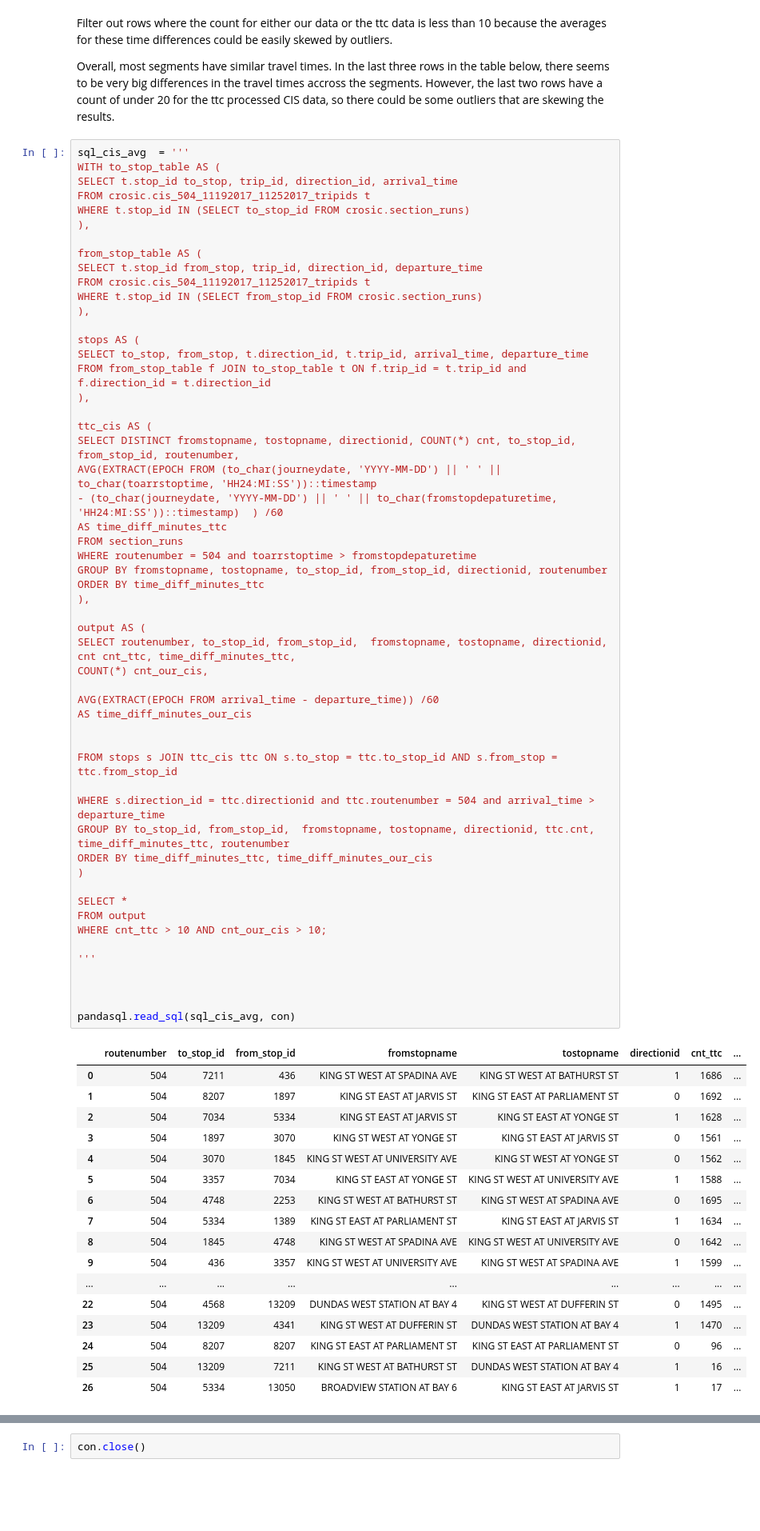
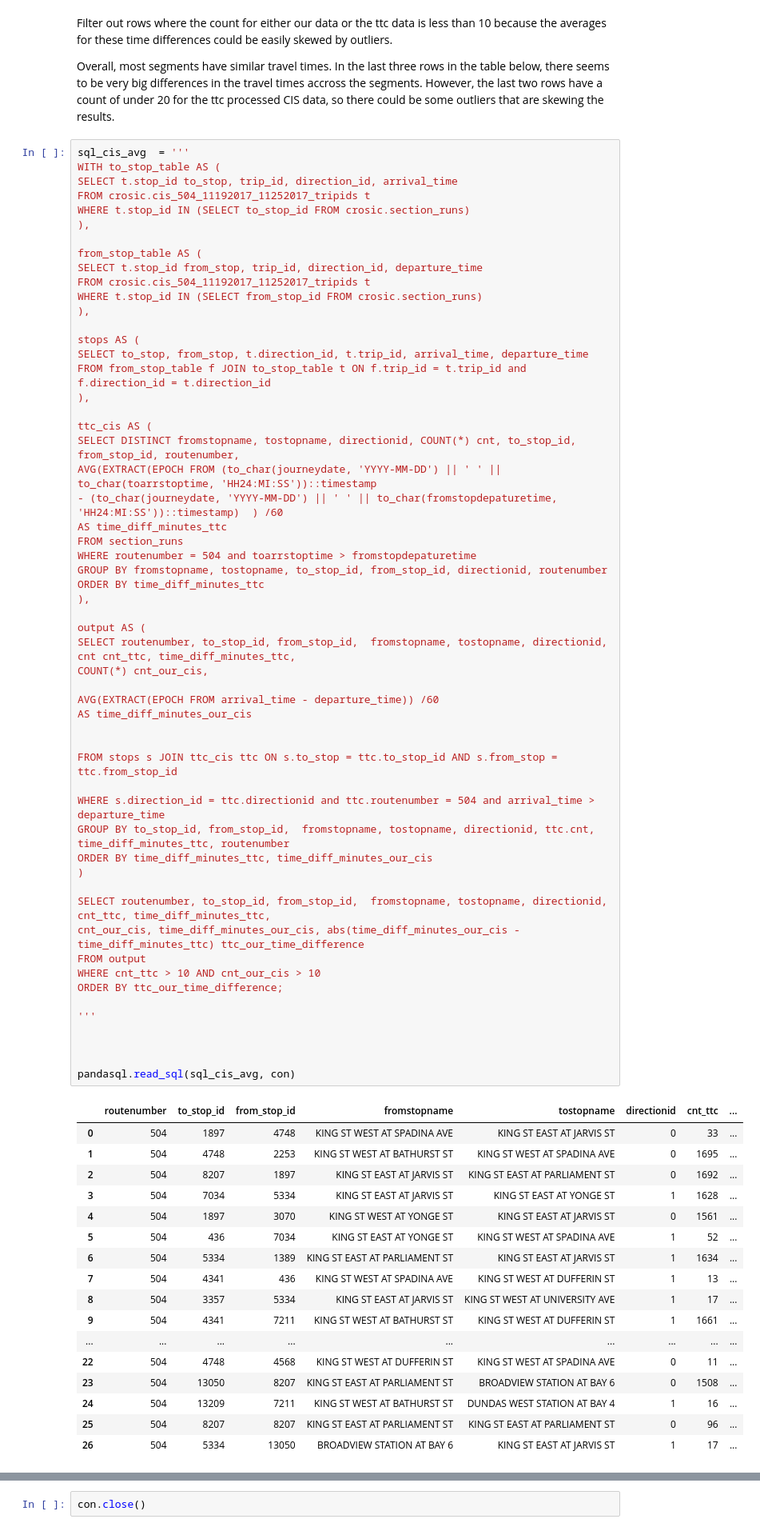
Before and after one commit to webgisgeek/bdit_data-sources, a Jupyter notebook: ttc/compare_ttc_data.ipynb, the cells around one changed output, grey strips where cells are left out. Shown at 80% size. Cells and saved outputs as stored; diff of their text form; blank space fills up the shorter version.

```diff
--- a/ttc/compare_ttc_data.ipynb
+++ b/ttc/compare_ttc_data.ipynb
@@ -272,48 +373,50 @@ AS time_diff_minutes_ttc
 FROM section_runs
 WHERE routenumber = 504 and toarrstoptime > fromstopdepaturetime
 GROUP BY fromstopname, tostopname, to_stop_id, from_stop_id, directionid, routenumber
 ORDER BY time_diff_minutes_ttc
 ),
 
 output AS (
 SELECT routenumber, to_stop_id, from_stop_id,  fromstopname, tostopname, directionid, cnt cnt_ttc, time_diff_minutes_ttc,
 COUNT(*) cnt_our_cis,
 
 AVG(EXTRACT(EPOCH FROM arrival_time - departure_time)) /60
 AS time_diff_minutes_our_cis
 
 
 FROM stops s JOIN ttc_cis ttc ON s.to_stop = ttc.to_stop_id AND s.from_stop = ttc.from_stop_id
 
 WHERE s.direction_id = ttc.directionid and ttc.routenumber = 504 and arrival_time > departure_time
 GROUP BY to_stop_id, from_stop_id,  fromstopname, tostopname, directionid, ttc.cnt, time_diff_minutes_ttc, routenumber
 ORDER BY time_diff_minutes_ttc, time_diff_minutes_our_cis
 )
 
-SELECT *
+SELECT routenumber, to_stop_id, from_stop_id,  fromstopname, tostopname, directionid, cnt_ttc, time_diff_minutes_ttc,
+cnt_our_cis, time_diff_minutes_our_cis, abs(time_diff_minutes_our_cis - time_diff_minutes_ttc) ttc_our_time_difference
 FROM output
-WHERE cnt_ttc > 10 AND cnt_our_cis > 10;
+WHERE cnt_ttc > 10 AND cnt_our_cis > 10
+ORDER BY ttc_our_time_difference;
 
 '''
 
 
 
 pandasql.read_sql(sql_cis_avg, con)
 # %% [output]
 |  | routenumber | to_stop_id | from_stop_id | fromstopname | tostopname | directionid | cnt_ttc | ... |
-| 0 | 504 | 7211 | 436 | KING ST WEST AT SPADINA AVE | KING ST WEST AT BATHURST ST | 1 | 1686 | ... |
-| 1 | 504 | 8207 | 1897 | KING ST EAST AT JARVIS ST | KING ST EAST AT PARLIAMENT ST | 0 | 1692 | ... |
-| 2 | 504 | 7034 | 5334 | KING ST EAST AT JARVIS ST | KING ST EAST AT YONGE ST | 1 | 1628 | ... |
-| 3 | 504 | 1897 | 3070 | KING ST WEST AT YONGE ST | KING ST EAST AT JARVIS ST | 0 | 1561 | ... |
-| 4 | 504 | 3070 | 1845 | KING ST WEST AT UNIVERSITY AVE | KING ST WEST AT YONGE ST | 0 | 1562 | ... |
-| 5 | 504 | 3357 | 7034 | KING ST EAST AT YONGE ST | KING ST WEST AT UNIVERSITY AVE | 1 | 1588 | ... |
-| 6 | 504 | 4748 | 2253 | KING ST WEST AT BATHURST ST | KING ST WEST AT SPADINA AVE | 0 | 1695 | ... |
-| 7 | 504 | 5334 | 1389 | KING ST EAST AT PARLIAMENT ST | KING ST EAST AT JARVIS ST | 1 | 1634 | ... |
-| 8 | 504 | 1845 | 4748 | KING ST WEST AT SPADINA AVE | KING ST WEST AT UNIVERSITY AVE | 0 | 1642 | ... |
-| 9 | 504 | 436 | 3357 | KING ST WEST AT UNIVERSITY AVE | KING ST WEST AT SPADINA AVE | 1 | 1599 | ... |
+| 0 | 504 | 1897 | 4748 | KING ST WEST AT SPADINA AVE | KING ST EAST AT JARVIS ST | 0 | 33 | ... |
+| 1 | 504 | 4748 | 2253 | KING ST WEST AT BATHURST ST | KING ST WEST AT SPADINA AVE | 0 | 1695 | ... |
+| 2 | 504 | 8207 | 1897 | KING ST EAST AT JARVIS ST | KING ST EAST AT PARLIAMENT ST | 0 | 1692 | ... |
+| 3 | 504 | 7034 | 5334 | KING ST EAST AT JARVIS ST | KING ST EAST AT YONGE ST | 1 | 1628 | ... |
+| 4 | 504 | 1897 | 3070 | KING ST WEST AT YONGE ST | KING ST EAST AT JARVIS ST | 0 | 1561 | ... |
+| 5 | 504 | 436 | 7034 | KING ST EAST AT YONGE ST | KING ST WEST AT SPADINA AVE | 1 | 52 | ... |
+| 6 | 504 | 5334 | 1389 | KING ST EAST AT PARLIAMENT ST | KING ST EAST AT JARVIS ST | 1 | 1634 | ... |
+| 7 | 504 | 4341 | 436 | KING ST WEST AT SPADINA AVE | KING ST WEST AT DUFFERIN ST | 1 | 13 | ... |
+| 8 | 504 | 3357 | 5334 | KING ST EAST AT JARVIS ST | KING ST WEST AT UNIVERSITY AVE | 1 | 17 | ... |
+| 9 | 504 | 4341 | 7211 | KING ST WEST AT BATHURST ST | KING ST WEST AT DUFFERIN ST | 1 | 1661 | ... |
 | ... | ... | ... | ... | ... | ... | ... | ... | ... |
-| 22 | 504 | 4568 | 13209 | DUNDAS WEST STATION AT BAY 4 | KING ST WEST AT DUFFERIN ST | 0 | 1495 | ... |
-| 23 | 504 | 13209 | 4341 | KING ST WEST AT DUFFERIN ST | DUNDAS WEST STATION AT BAY 4 | 1 | 1470 | ... |
-| 24 | 504 | 8207 | 8207 | KING ST EAST AT PARLIAMENT ST | KING ST EAST AT PARLIAMENT ST | 0 | 96 | ... |
-| 25 | 504 | 13209 | 7211 | KING ST WEST AT BATHURST ST | DUNDAS WEST STATION AT BAY 4 | 1 | 16 | ... |
+| 22 | 504 | 4748 | 4568 | KING ST WEST AT DUFFERIN ST | KING ST WEST AT SPADINA AVE | 0 | 11 | ... |
+| 23 | 504 | 13050 | 8207 | KING ST EAST AT PARLIAMENT ST | BROADVIEW STATION AT BAY 6 | 0 | 1508 | ... |
+| 24 | 504 | 13209 | 7211 | KING ST WEST AT BATHURST ST | DUNDAS WEST STATION AT BAY 4 | 1 | 16 | ... |
+| 25 | 504 | 8207 | 8207 | KING ST EAST AT PARLIAMENT ST | KING ST EAST AT PARLIAMENT ST | 0 | 96 | ... |
 | 26 | 504 | 5334 | 13050 | BROADVIEW STATION AT BAY 6 | KING ST EAST AT JARVIS ST | 1 | 17 | ... |
```
Also changed, not shown: parts of 40 cells of this notebook.
